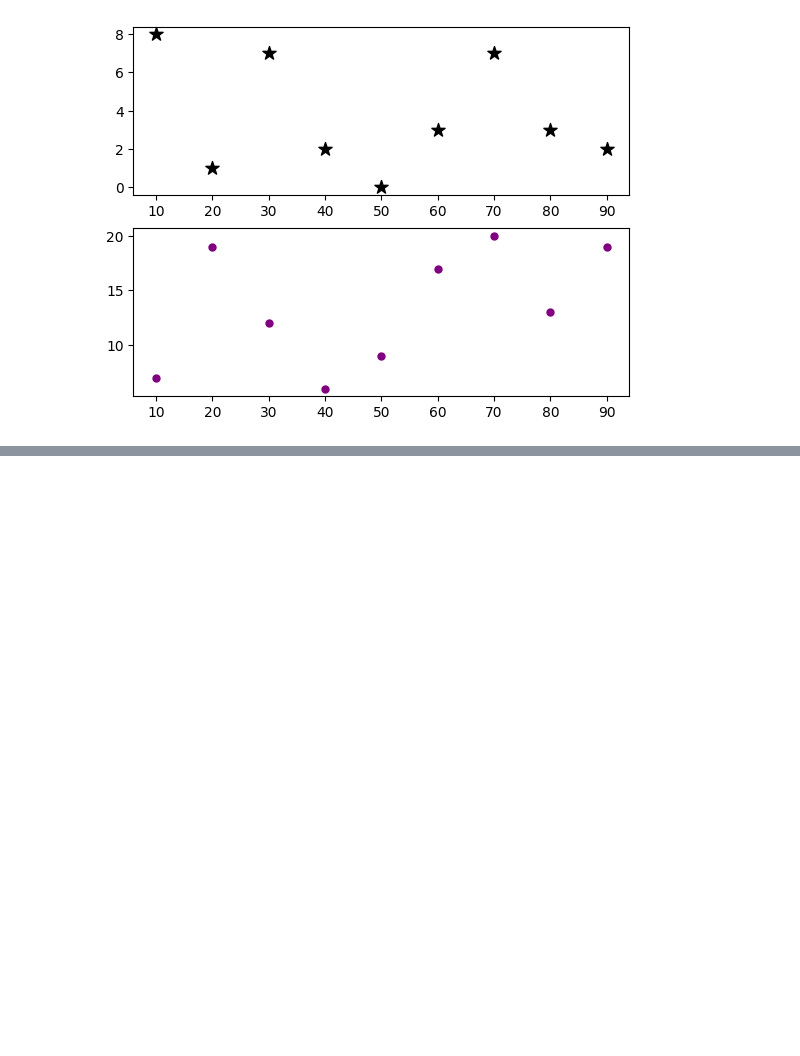
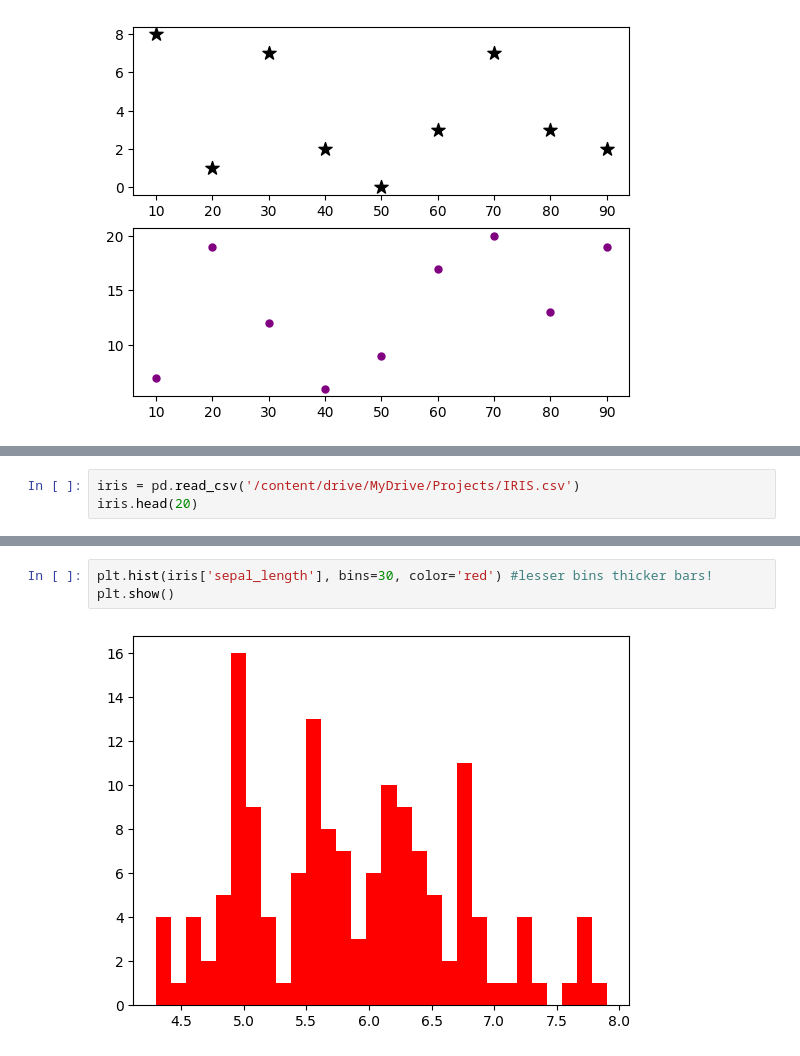
Before and after one commit to Kristina140699/Master-Data-Science-in-Python, a Jupyter notebook: Plots_in_Pandas.ipynb, the cells around one changed output, grey strips where cells are left out. Saved outputs shown, nothing was run; the diff lists cells and outputs as text; blank space fills up the shorter version.

```diff
--- a/Plots_in_Pandas.ipynb
+++ b/Plots_in_Pandas.ipynb
@@ -219,0 +236,3 @@ plt.show()
+# %%
+iris = pd.read_csv('/content/drive/MyDrive/Projects/IRIS.csv')
+iris.head(20)
@@ -219,0 +257,5 @@ plt.show()
+# %%
+plt.hist(iris['sepal_length'], bins=30, color='red') #lesser bins thicker bars!
+plt.show()
+# %% [output]
+[figure, added]
```
Also changed, not shown: parts of 14 cells of this notebook.
